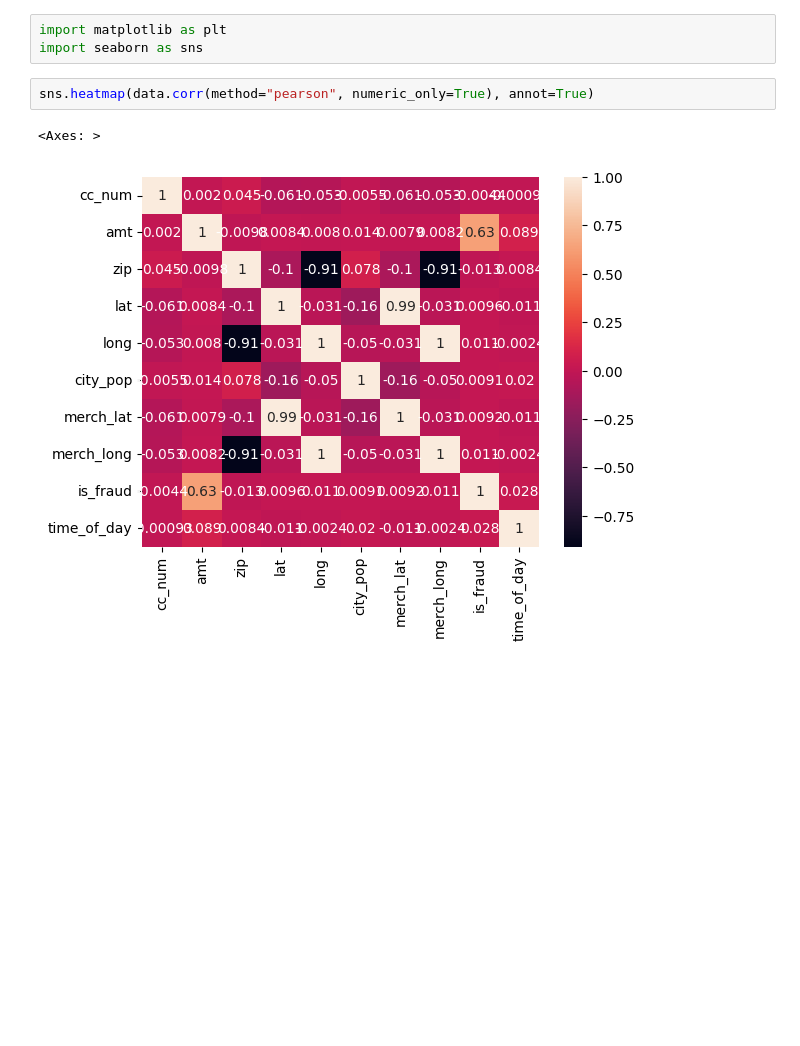
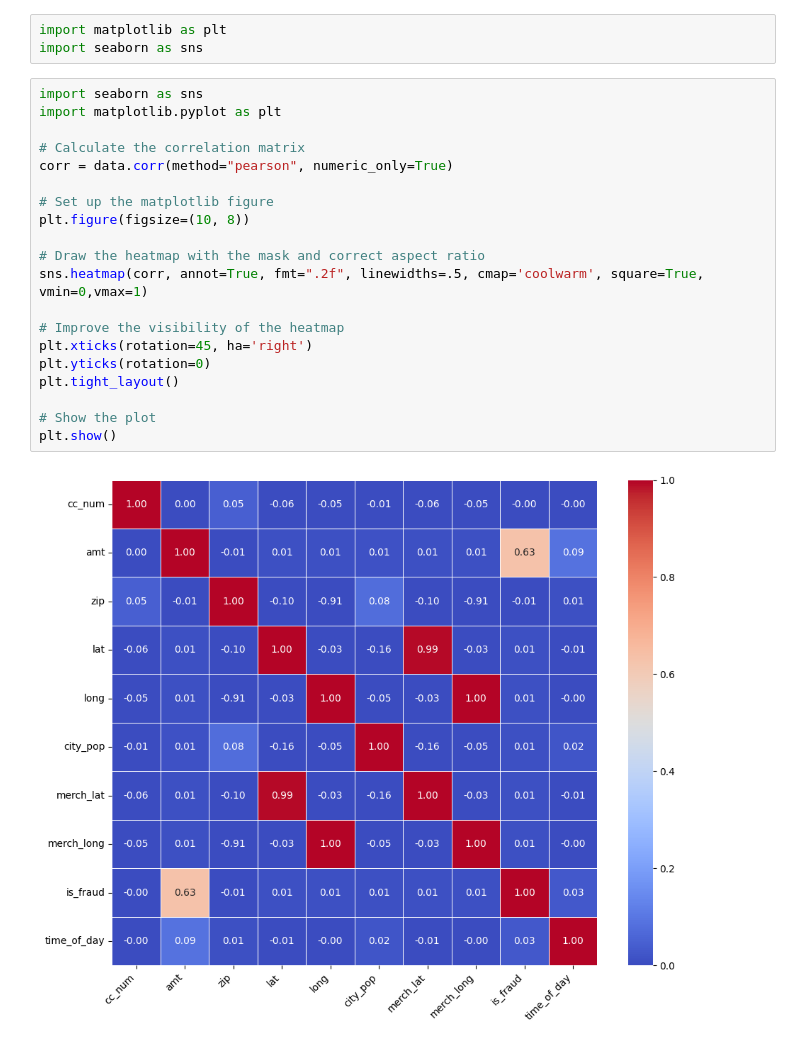
Before and after one commit to JackXLin/Fraud-dectection, a Jupyter notebook: credit_card_fraud_project.ipynb, the cells around one changed output. Drawn from its saved outputs; the diff is of its cells as text; blank space fills up the shorter version.

```diff
--- a/credit_card_fraud_project.ipynb
+++ b/credit_card_fraud_project.ipynb
@@ -118,8 +116,25 @@ Name: count, dtype: int64
 # %%
 import matplotlib as plt
 import seaborn as sns
-# %%
-sns.heatmap(data.corr(method="pearson", numeric_only=True), annot=True)
-# %% [output]
-<Axes: >
-[figure, removed]
+# %%
+import seaborn as sns
+import matplotlib.pyplot as plt
+
+# Calculate the correlation matrix
+corr = data.corr(method="pearson", numeric_only=True)
+
+# Set up the matplotlib figure
+plt.figure(figsize=(10, 8))
+
+# Draw the heatmap with the mask and correct aspect ratio
+sns.heatmap(corr, annot=True, fmt=".2f", linewidths=.5, cmap='coolwarm', square=True, vmin=0,vmax=1)
+
+# Improve the visibility of the heatmap
+plt.xticks(rotation=45, ha='right')
+plt.yticks(rotation=0)
+plt.tight_layout()
+
+# Show the plot
+plt.show()
+# %% [output]
+[figure, added]
```
Also changed, not shown: parts of 13 cells of this notebook, 1 other file.
